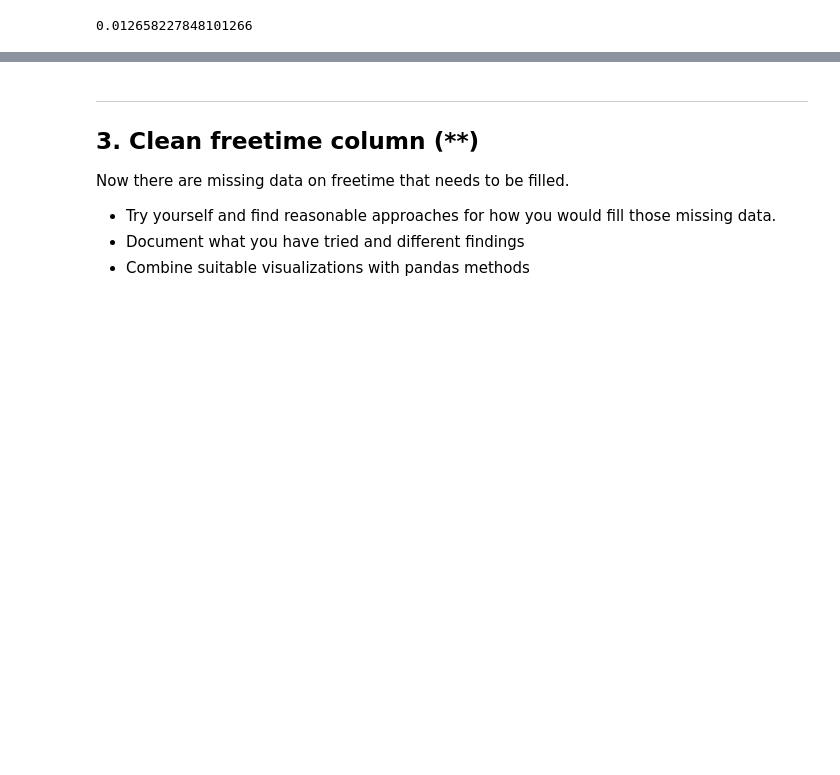
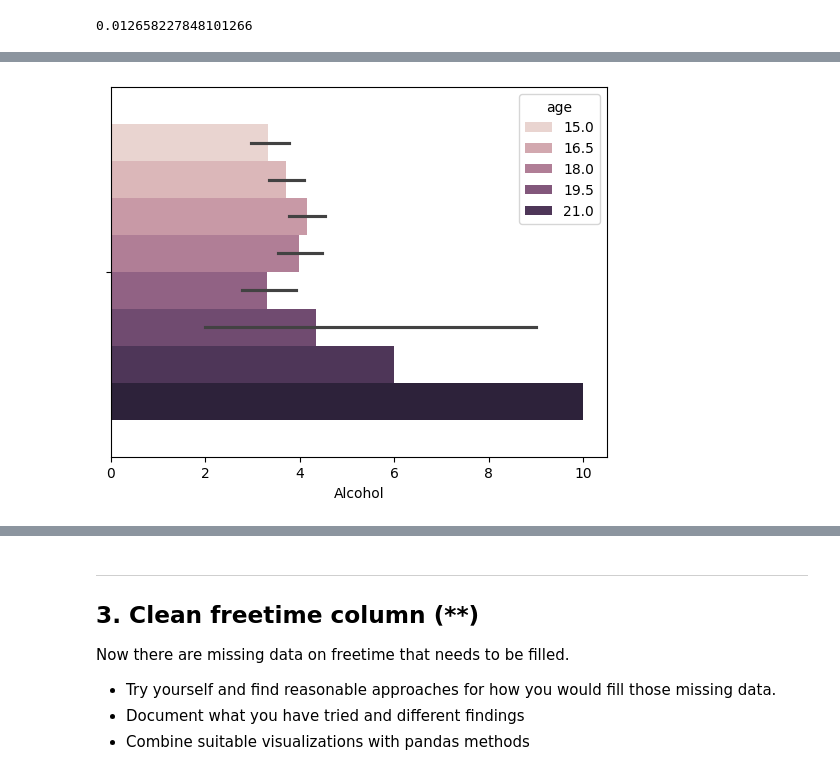
Before and after one commit to lisamariahertz-cpu/Databehandling-AI25, a Jupyter notebook: exercises/E2_missing_aggregation.ipynb, the cells around one changed output, grey strips where cells are left out. Cells and saved outputs as stored; diff of their text form; code cells hidden in the pictures; blank space fills up the shorter version.

```diff
--- a/exercises/E2_missing_aggregation.ipynb
+++ b/exercises/E2_missing_aggregation.ipynb
@@ -422,0 +514,3 @@ g)
+# %%
+missing_mod_df['Alcohol'] = missing_mod_df['Dalc'] + missing_mod_df['Walc']
+missing_mod_df.tail(10)
@@ -422,0 +535,5 @@ g)
+# %%
+sns.barplot(data = missing_mod_df, x = 'Alcohol', hue= 'age')
+plt.show()
+# %% [output]
+[figure, added]
```
Also changed, not shown: parts of 15 cells of this notebook.
